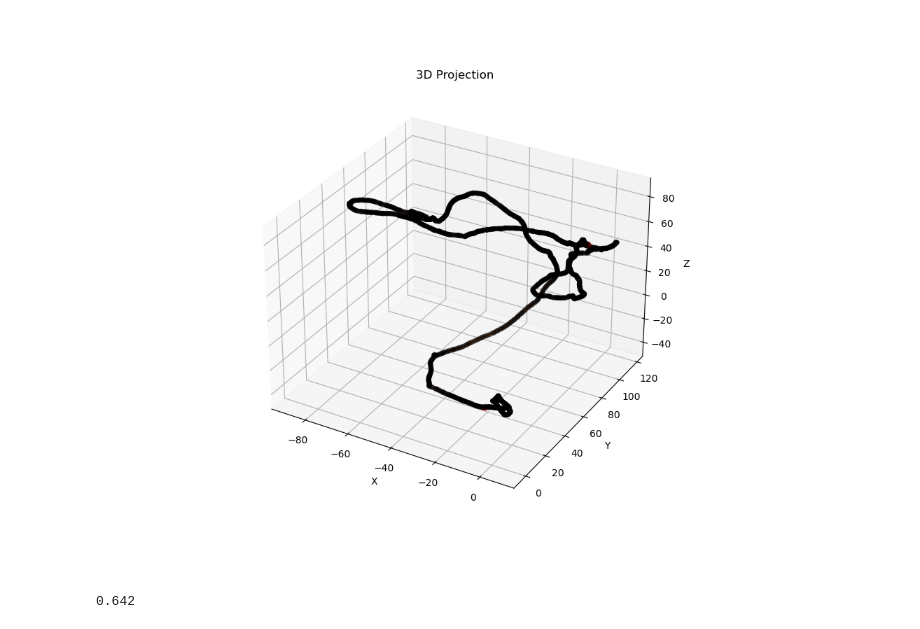
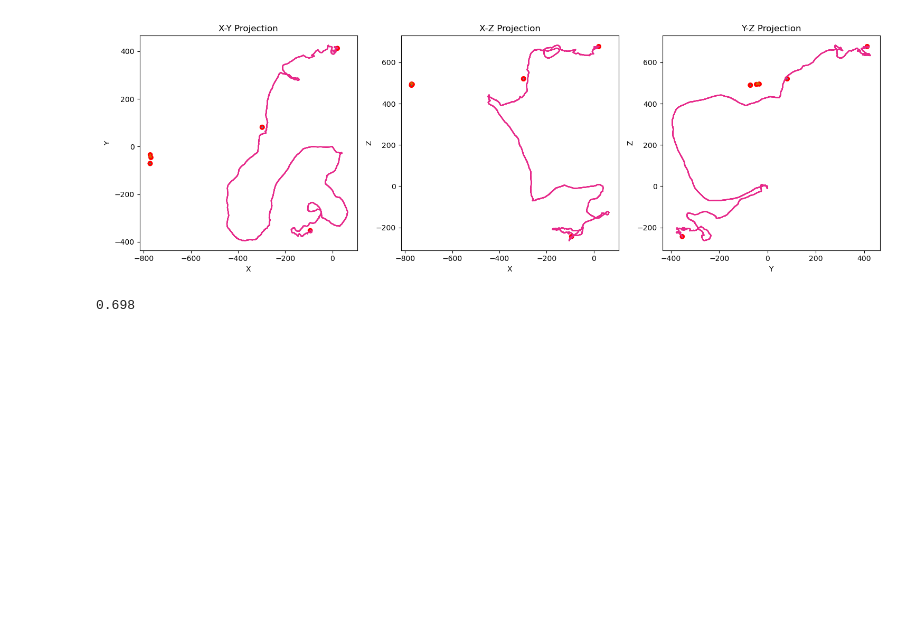
Before and after one commit to kvjmistry/NEXT_nudobe, a Jupyter notebook: workdir/TrackBuilder.ipynb, the cells around one changed output. Cells and saved outputs as stored; diff of their text form; code cells hidden in the pictures; blank space fills up the shorter version.

Commit message:
Improve track reconstruction

```diff
--- a/workdir/TrackBuilder.ipynb
+++ b/workdir/TrackBuilder.ipynb
@@ -10,7 +10,9 @@ from TrackReconstruction_functions import *
 
 
 # infile ='../../NEXT_nudobe/files/data/Leptoquark_SM_nexus.h5'
-infile = '../../NEXT_nudobe/files/data/Leptoquark_SM_1mm_smear.h5'
+# infile = '../../NEXT_nudobe/files/data/Leptoquark_SM_1mm_smear.h5'
+
+infile = '../../NEXT_nudobe/files/data/mbb_0_1mm_smear_1bar.h5'
 
 hits = pd.read_hdf(infile,"MC/hits")
 parts = pd.read_hdf(infile,"MC/particles")
@@ -33,7 +35,7 @@ display(hits)
 # %%
 %matplotlib widget
 
-event_num = 955
+event_num = 25
 
 data = hits[hits.event_id == event_num]
 
@@ -213,34 +215,59 @@ for i,node in enumerate(single_nodes):
 for t in Tracks:
     print(t)
 
-# Plot the labeled track
-# Plot in 3D
-fig = plt.figure(figsize=(10, 8))
-ax = fig.add_subplot(111, projection='3d')
-colors = ['r' if count == 1 or count == 0 else 'k' for count in connection_count]
-ax.scatter(data['x'], data['y'], data['z'], c=colors, marker='o')
+# Function to plot connections
+def plot_tracks(ax, x, y, connection_count, x_label, y_label, Tracks_):
+    # Filter data for markers with count 1 or 0
+    filtered_indices = [i for i, count in enumerate(connection_count) if count == 1 or count == 0 or count == 3]
+    filtered_x = [x[i] for i in filtered_indices]
+    filtered_y = [y[i] for i in filtered_indices]
 
-for Track in Tracks:
+    # # Define colors for filtered data
+    colors = [None] * len(filtered_indices)
+    for index, i in enumerate(filtered_indices):
+        if connection_count[i] == 1:
+            colors[index] = "r"
+        elif (connection_count[i] == 0):
+            colors[index] = "Orange"
+        else:
+            colors[index] = "DarkGreen"
 
-    for i,connection in enumerate(Track["nodes"]):
 
-            if (i == len(Track["nodes"])-1):
+    # Plot filtered markers
+    ax.scatter(filtered_x, filtered_y, c=colors, marker='o')
+
+    # Plot connections
+    for Track in Tracks_:
+        for i, connection in enumerate(Track["nodes"]):
+            if i == len(Track["nodes"]) - 1:
                 break
 
             start_node = Track["nodes"][i]
-            end_node = Track["nodes"][i+1]
+            end_node = Track["nodes"][i + 1]
 
-            ax.plot([data['x'][start_node], data['x'][end_node]],
-                    [data['y'][start_node], data['y'][end_node]],
-                    [data['z'][start_node], data['z'][end_node]], color=Track["c"],linestyle="-")
+            ax.plot([x[start_node], x[end_node]],
+                    [y[start_node], y[end_node]], color=Track["c"], linestyle="-")
 
-ax.set_xlabel('X')
-ax.set_ylabel('Y')
-ax.set_zlabel('Z')
-ax.set_title('3D Projection')
+        if (Track["label"] == "vertex"):
+            ax.plot(x[Track["start"]], y[Track["start"]], marker = "x", color = "r" )
+
+    ax.set_xlabel(x_label)
+    ax.set_ylabel(y_label)
+    ax.set_title(f'{x_label}-{y_label} Projection')
+
+
+# Create subplots
+fig, axs = plt.subplots(1, 3, figsize=(15, 5))
+
+# Plot xy projection
+plot_tracks(axs[0], data['x'], data['y'], connection_count, 'X', 'Y', Tracks)
+
+# Plot xz projection
+plot_tracks(axs[1], data['x'], data['z'], connection_count, 'X', 'Z', Tracks)
+
+# Plot yz projection
+plot_tracks(axs[2], data['y'], data['z'], connection_count, 'Y', 'Z', Tracks)
+
+plt.tight_layout()
 plt.show()
-
-# print(Tracks[1]["nodes"])
-# print(GetNodePath(connected_nodes, 32, 27))
-# print(GetNodePath(connected_nodes, 32, 41))
 # %% [output]
@@ -249,11 +278,11 @@ plt.show()
-[figure, old version]
+[figure, new version]
 # %%
 print(GetMeanNodeDist(Tracks, data))
 
 dist_threshold = 4*GetMeanNodeDist(Tracks, data)
 # dist_threshold = 10
 # %% [output]
-0.642
+0.698
 # %%
 # Now look to merge tracks that are close by and identify deltas
 
```
Also changed, not shown: parts of 11 cells of this notebook, 5 other files.
